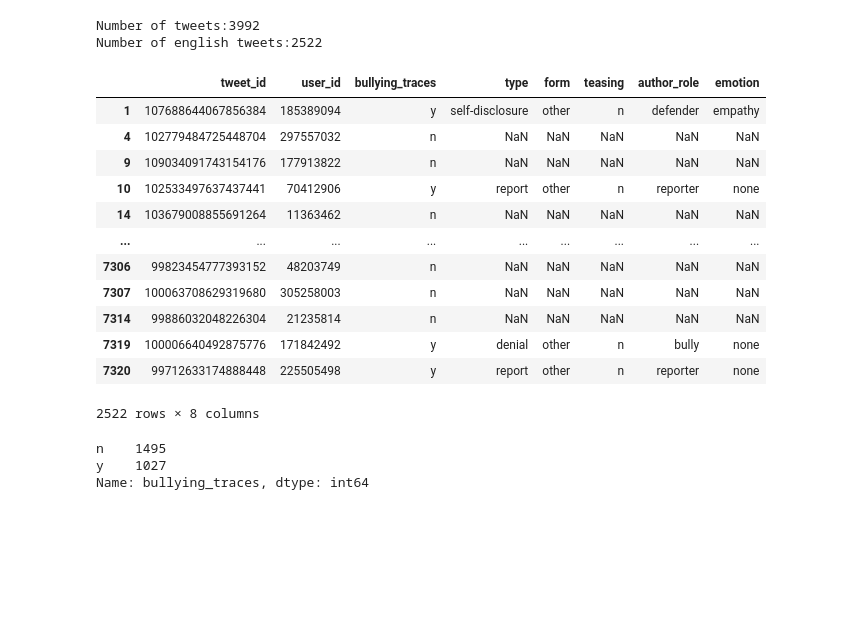
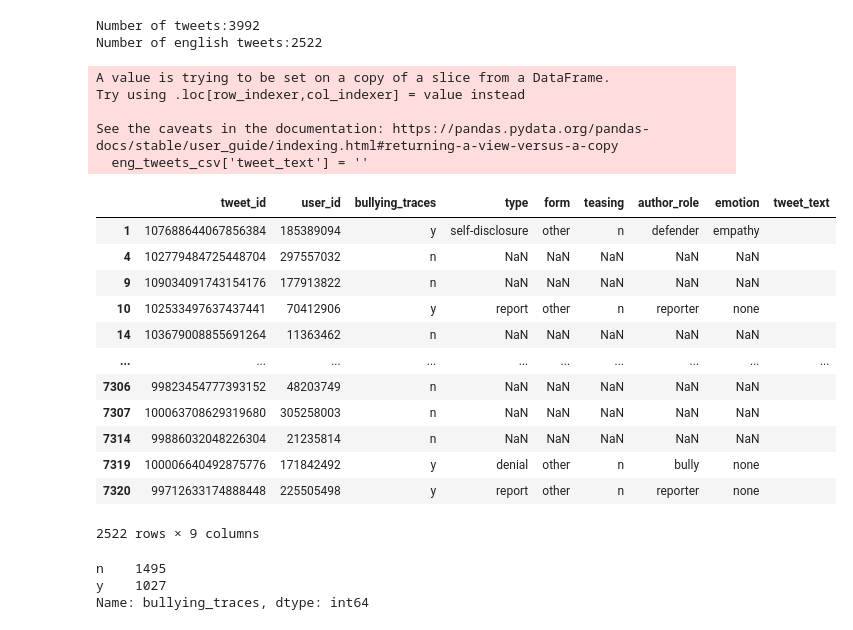
Before and after one commit to dariomesic/AIPT, a Jupyter notebook: projekt/Understanding and fighting bullying with machine learning.ipynb, the cells around one changed output. Drawn from its saved outputs; the diff is of its cells as text; code cells hidden in the pictures; blank space fills up the shorter version.

```diff
--- a/projekt/Understanding and fighting bullying with machine learning.ipynb
+++ b/projekt/Understanding and fighting bullying with machine learning.ipynb
@@ -160,21 +160,27 @@ Number of english tweets:2522
 # %%
 # here we filter out non english tweets
 eng_tweets_csv = csv.loc[csv["tweet_id"].isin(eng_tweet_ids)]
+eng_tweets_csv['tweet_text'] = ''
 eng_tweets_csv
 # %% [output]
+A value is trying to be set on a copy of a slice from a DataFrame.
+Try using .loc[row_indexer,col_indexer] = value instead
+
+See the caveats in the documentation: https://pandas.pydata.org/pandas-docs/stable/user_guide/indexing.html#returning-a-view-versus-a-copy
+  eng_tweets_csv['tweet_text'] = ''
-|  | tweet_id | user_id | bullying_traces | type | form | teasing | author_role | emotion |
-| 1 | 107688644067856384 | 185389094 | y | self-disclosure | other | n | defender | empathy |
-| 4 | 102779484725448704 | 297557032 | n | NaN | NaN | NaN | NaN | NaN |
-| 9 | 109034091743154176 | 177913822 | n | NaN | NaN | NaN | NaN | NaN |
-| 10 | 102533497637437441 | 70412906 | y | report | other | n | reporter | none |
-| 14 | 103679008855691264 | 11363462 | n | NaN | NaN | NaN | NaN | NaN |
-| ... | ... | ... | ... | ... | ... | ... | ... | ... |
-| 7306 | 99823454777393152 | 48203749 | n | NaN | NaN | NaN | NaN | NaN |
-| 7307 | 100063708629319680 | 305258003 | n | NaN | NaN | NaN | NaN | NaN |
-| 7314 | 99886032048226304 | 21235814 | n | NaN | NaN | NaN | NaN | NaN |
-| 7319 | 100006640492875776 | 171842492 | y | denial | other | n | bully | none |
-| 7320 | 99712633174888448 | 225505498 | y | report | other | n | reporter | none |
+|  | tweet_id | user_id | bullying_traces | type | form | teasing | author_role | emotion | tweet_text |
+| 1 | 107688644067856384 | 185389094 | y | self-disclosure | other | n | defender | empathy |  |
+| 4 | 102779484725448704 | 297557032 | n | NaN | NaN | NaN | NaN | NaN |  |
+| 9 | 109034091743154176 | 177913822 | n | NaN | NaN | NaN | NaN | NaN |  |
+| 10 | 102533497637437441 | 70412906 | y | report | other | n | reporter | none |  |
+| 14 | 103679008855691264 | 11363462 | n | NaN | NaN | NaN | NaN | NaN |  |
+| ... | ... | ... | ... | ... | ... | ... | ... | ... | ... |
+| 7306 | 99823454777393152 | 48203749 | n | NaN | NaN | NaN | NaN | NaN |  |
+| 7307 | 100063708629319680 | 305258003 | n | NaN | NaN | NaN | NaN | NaN |  |
+| 7314 | 99886032048226304 | 21235814 | n | NaN | NaN | NaN | NaN | NaN |  |
+| 7319 | 100006640492875776 | 171842492 | y | denial | other | n | bully | none |  |
+| 7320 | 99712633174888448 | 225505498 | y | report | other | n | reporter | none |  |
-2522 rows × 8 columns
+2522 rows × 9 columns
 # %%
 eng_tweets_csv['bullying_traces'].value_counts()
 # %% [output]
```
Also changed, not shown: parts of 7 cells of this notebook, 1 other file.
